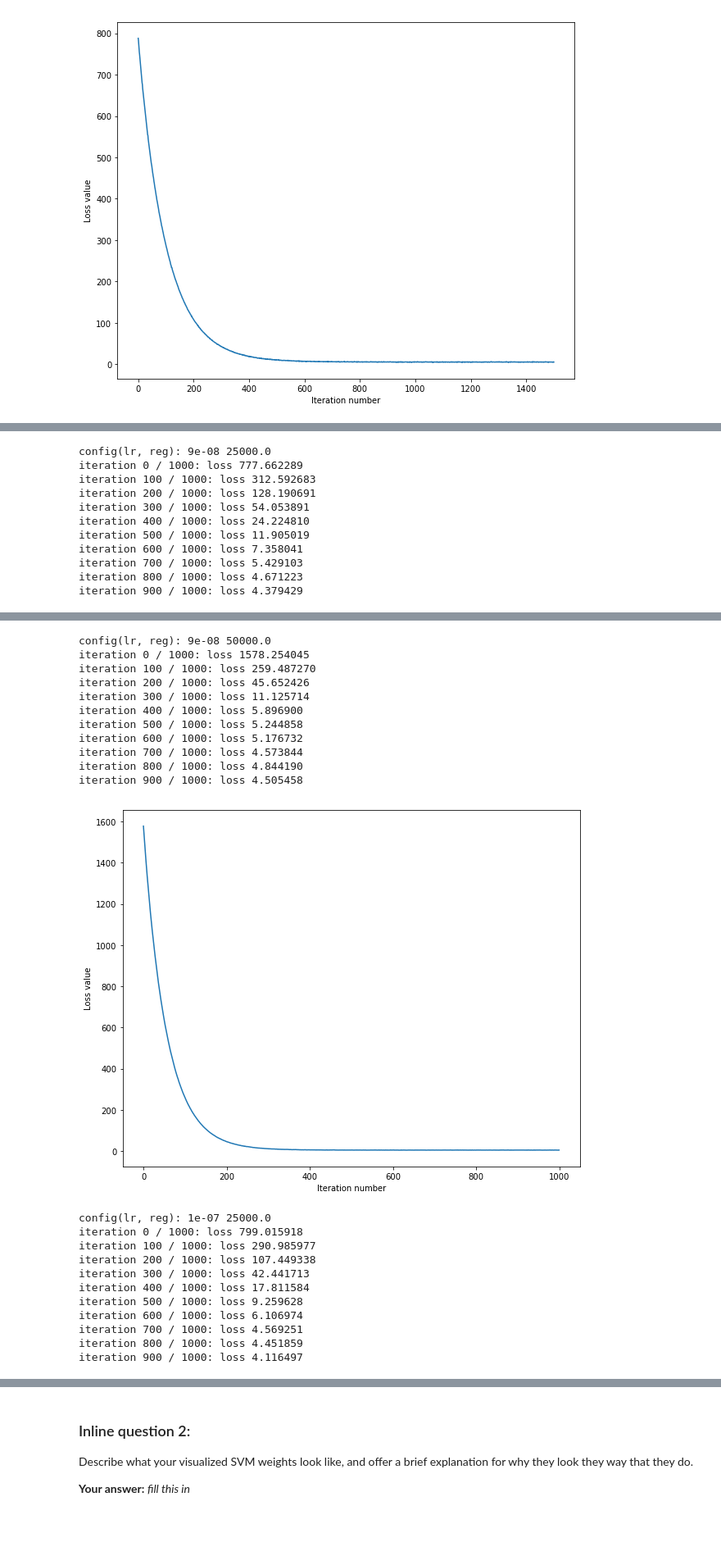
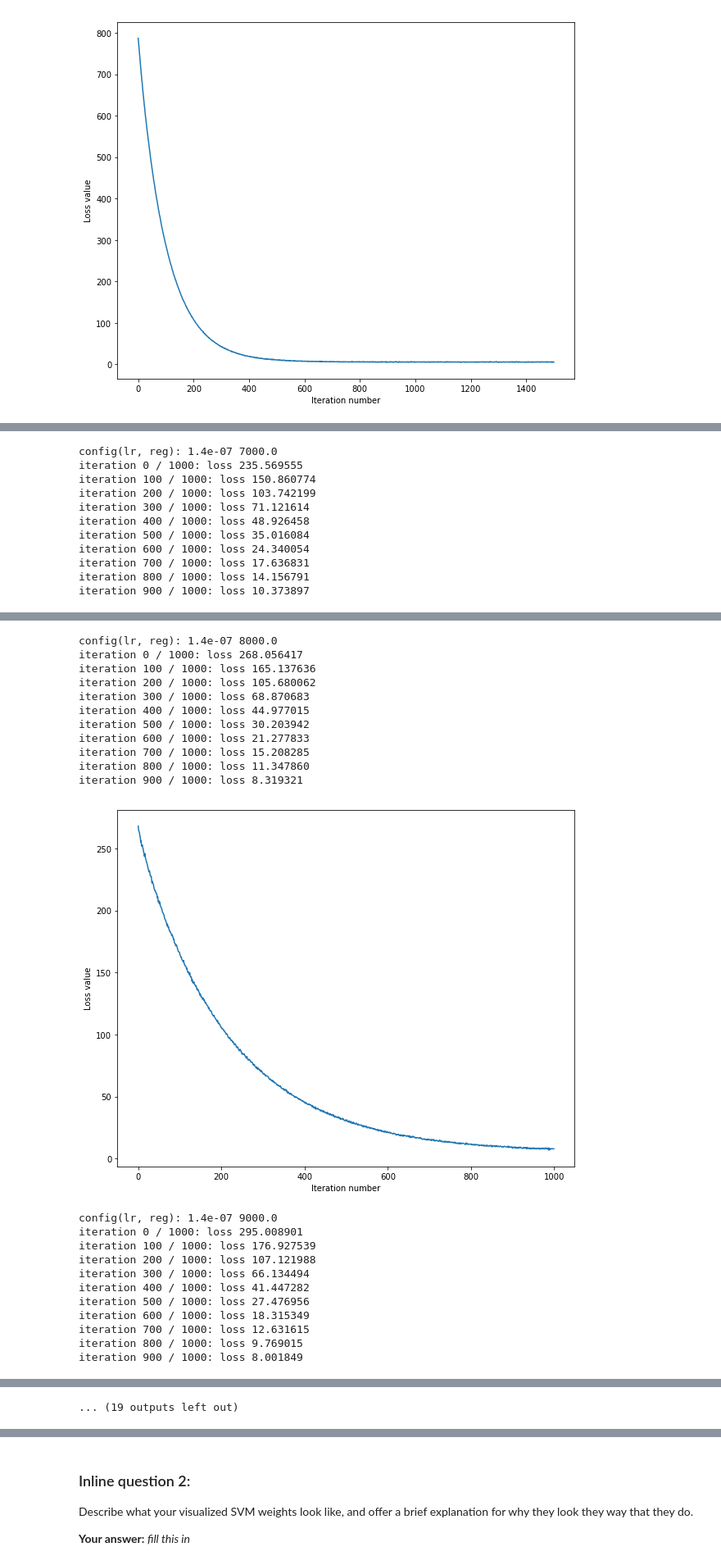
Before and after one commit to dragonbook/cs231n-assignments, a Jupyter notebook: assignment1/svm.ipynb, the cells around one changed output, grey strips where cells are left out. Shown: that part at 82% size. Cells and saved outputs as stored; diff of their text form; code cells hidden in the pictures; blank space fills up the shorter version.

```diff
--- a/assignment1/svm.ipynb
+++ b/assignment1/svm.ipynb
@@ -334,9 +333,10 @@ validation accuracy: 0.364000
 # learning rate). You should experiment with different ranges for the learning
 # rates and regularization strengths; if you are careful you should be able to
 # get a classification accuracy of about 0.4 on the validation set.
-learning_rates = [9e-8, 1e-7]
-regularization_strengths = [2.5e4, 5e4]
-
+#learning_rates = [1e-8,1e-7,1e-6]
+#regularization_strengths = [2.5e3, 2.5e4, 2.5e5]
+learning_rates = [1.4e-7, 1.5e-7, 1.6e-7]
+regularization_strengths = [(1+i*0.1)*1e4 for i in range(-3,3)] + [(2+0.1*i)*1e4 for i in range(-3,3)]
 # results is dictionary mapping tuples of the form
 # (learning_rate, regularization_strength) to tuples of the form
 # (training_accuracy, validation_accuracy). The accuracy is simply the fraction
@@ -365,7 +365,7 @@ for lr in learning_rates:
         print('config(lr, reg):', lr, reg)
 
         svm = LinearSVM()
-        loss_hist = svm.train(X_val, y_val, learning_rate=lr, reg=reg,
+        loss_hist = svm.train(X_train, y_train, learning_rate=lr, reg=reg,
                               num_iters=1000, verbose=True)
 
         plt.plot(loss_hist)
@@ -397,14 +397,14 @@ for lr, reg in sorted(results):
 
 print('best validation accuracy achieved during cross-validation: %f' % best_val)
 # %% [output]
-config(lr, reg): 9e-08 25000.0
-iteration 0 / 1000: loss 777.662289
-iteration 100 / 1000: loss 312.592683
-iteration 200 / 1000: loss 128.190691
-iteration 300 / 1000: loss 54.053891
-iteration 400 / 1000: loss 24.224810
-iteration 500 / 1000: loss 11.905019
-iteration 600 / 1000: loss 7.358041
-iteration 700 / 1000: loss 5.429103
-iteration 800 / 1000: loss 4.671223
-iteration 900 / 1000: loss 4.379429
+config(lr, reg): 1.4e-07 7000.0
+iteration 0 / 1000: loss 235.569555
+iteration 100 / 1000: loss 150.860774
+iteration 200 / 1000: loss 103.742199
+iteration 300 / 1000: loss 71.121614
+iteration 400 / 1000: loss 48.926458
+iteration 500 / 1000: loss 35.016084
+iteration 600 / 1000: loss 24.340054
+iteration 700 / 1000: loss 17.636831
+iteration 800 / 1000: loss 14.156791
+iteration 900 / 1000: loss 10.373897
@@ -412,23 +412,23 @@ iteration 900 / 1000: loss 4.379429
-config(lr, reg): 9e-08 50000.0
-iteration 0 / 1000: loss 1578.254045
-iteration 100 / 1000: loss 259.487270
-iteration 200 / 1000: loss 45.652426
-iteration 300 / 1000: loss 11.125714
-iteration 400 / 1000: loss 5.896900
-iteration 500 / 1000: loss 5.244858
-iteration 600 / 1000: loss 5.176732
-iteration 700 / 1000: loss 4.573844
-iteration 800 / 1000: loss 4.844190
-iteration 900 / 1000: loss 4.505458
+config(lr, reg): 1.4e-07 8000.0
+iteration 0 / 1000: loss 268.056417
+iteration 100 / 1000: loss 165.137636
+iteration 200 / 1000: loss 105.680062
+iteration 300 / 1000: loss 68.870683
+iteration 400 / 1000: loss 44.977015
+iteration 500 / 1000: loss 30.203942
+iteration 600 / 1000: loss 21.277833
+iteration 700 / 1000: loss 15.208285
+iteration 800 / 1000: loss 11.347860
+iteration 900 / 1000: loss 8.319321
-[figure, old version]
+[figure, new version]
-config(lr, reg): 1e-07 25000.0
-iteration 0 / 1000: loss 799.015918
-iteration 100 / 1000: loss 290.985977
-iteration 200 / 1000: loss 107.449338
-iteration 300 / 1000: loss 42.441713
-iteration 400 / 1000: loss 17.811584
-iteration 500 / 1000: loss 9.259628
-iteration 600 / 1000: loss 6.106974
-iteration 700 / 1000: loss 4.569251
-iteration 800 / 1000: loss 4.451859
-iteration 900 / 1000: loss 4.116497
+config(lr, reg): 1.4e-07 9000.0
+iteration 0 / 1000: loss 295.008901
+iteration 100 / 1000: loss 176.927539
+iteration 200 / 1000: loss 107.121988
+iteration 300 / 1000: loss 66.134494
+iteration 400 / 1000: loss 41.447282
+iteration 500 / 1000: loss 27.476956
+iteration 600 / 1000: loss 18.315349
+iteration 700 / 1000: loss 12.631615
+iteration 800 / 1000: loss 9.769015
+iteration 900 / 1000: loss 8.001849
@@ -453,3 +472,4 @@ best validation accuracy achieved during cross-validation: 0.537000
+... (19 outputs left out)
 # %%
 # Visualize the cross-validation results
 import math
```
Also changed, not shown: parts of 11 cells of this notebook, 3 other files.
